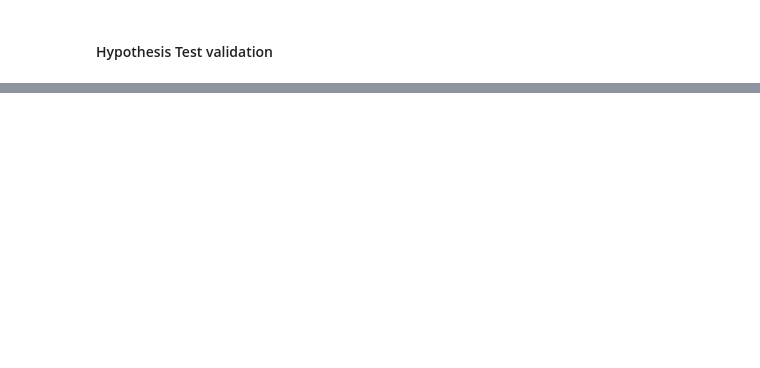
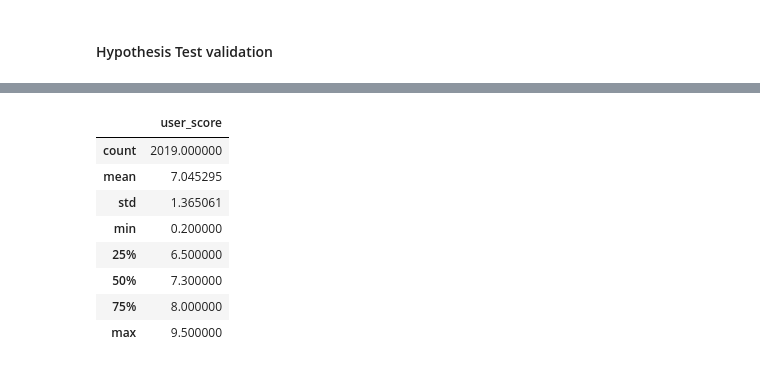
Before and after one commit to LuisPastranaLemus/P_20250529_Videogames_analysis, a Jupyter notebook: notebooks/04_sda_name_analysis.ipynb, the cells around one changed output, grey strips where cells are left out. Cells and saved outputs as stored; diff of their text form; code cells hidden in the pictures; blank space fills up the shorter version.

```diff
--- a/notebooks/04_sda_name_analysis.ipynb
+++ b/notebooks/04_sda_name_analysis.ipynb
@@ -123,0 +226,14 @@ Name: month_revenue_total, dtype: float64
+# %%
+df_vg_sports_genre = df_vg_sports_genre.to_frame()
+# %%
+df_vg_sports_genre.describe()
+# %% [output]
+|  | user_score |
+| count | 2019.000000 |
+| mean | 7.045295 |
+| std | 1.365061 |
+| min | 0.200000 |
+| 25% | 6.500000 |
+| 50% | 7.300000 |
+| 75% | 8.000000 |
+| max | 9.500000 |
```
Also changed, not shown: parts of 23 cells of this notebook, 12 other files.
